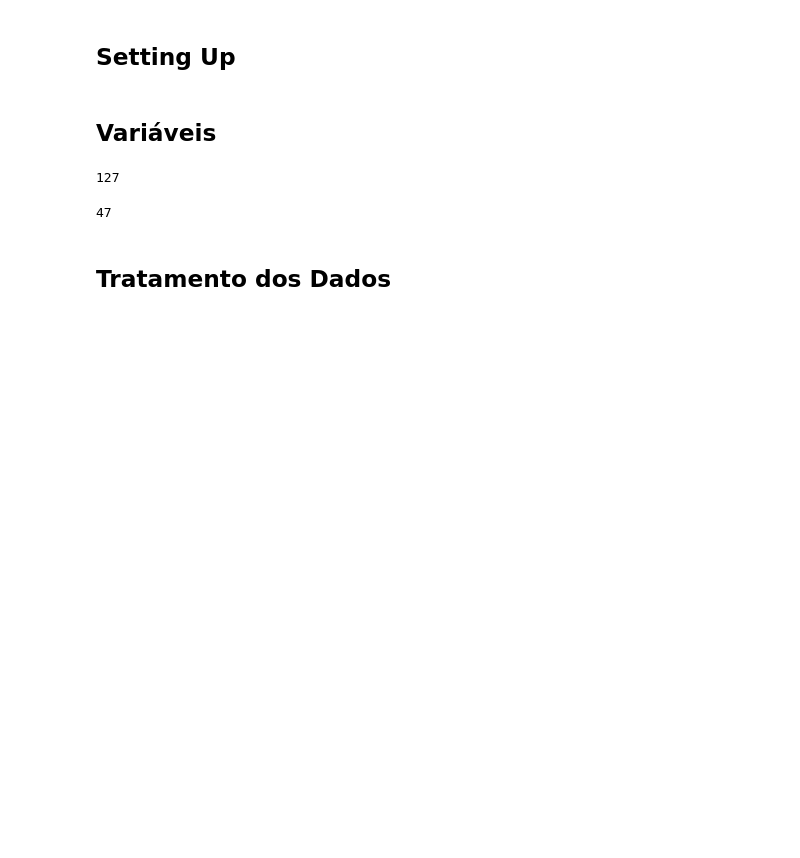
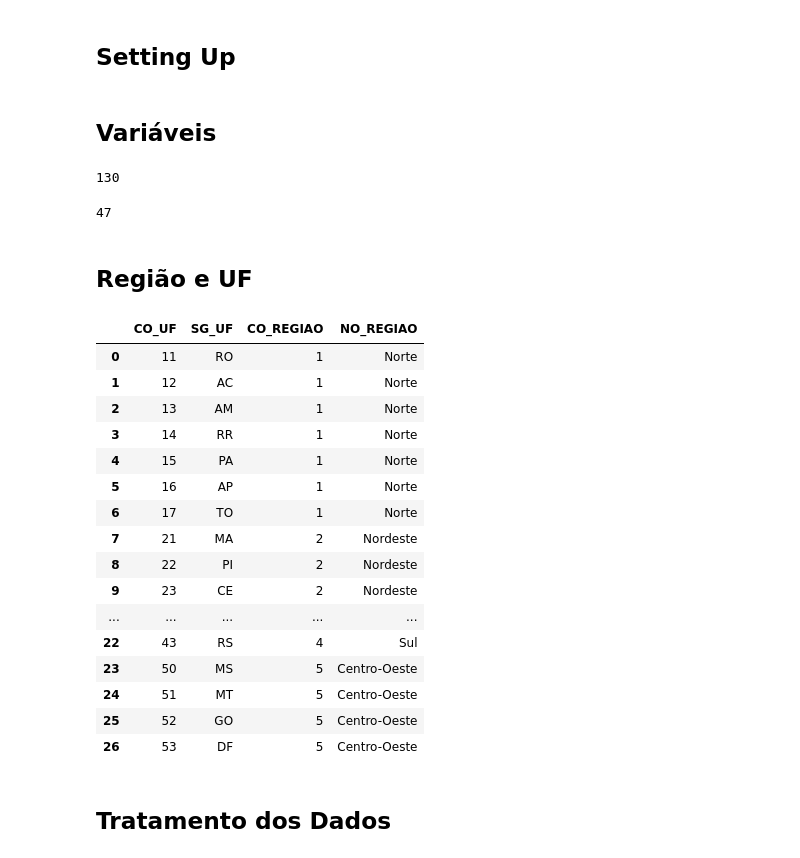
Before and after one commit to CinthiaNagahama/DCD_Rendimento_Escolar, a Jupyter notebook: explore.ipynb, the cells around one changed output. Drawn from its saved outputs; the diff is of its cells as text; code cells hidden in the pictures; blank space fills up the shorter version.

```diff
--- a/explore.ipynb
+++ b/explore.ipynb
@@ -162,12 +164,16 @@ cols = [
 'IN_MATERIAL_PED_BIL_SURDOS',
 'IN_MATERIAL_PED_NENHUM',
 
+'CO_REGIAO',
+'CO_UF',
+
+'IN_EAD', # Utilizar no modelo final
 'QT_MAT_BAS'
 ]
 
 len(cols)
 # %% [output]
-127
+130
 # %%
 cols_matriculas = [
 'QT_MAT_INF',
@@ -221,6 +227,30 @@ cols_matriculas = [
 len(cols_matriculas)
 # %% [output]
 47
+# %% [markdown]
+## Região e UF
+# %%
+df_localizacao = pd.read_csv('data\\dados\\microdados_ed_basica_2023.csv', sep=';', encoding='ANSI')
+df_localizacao = df_localizacao[['CO_UF', 'SG_UF', 'CO_REGIAO', 'NO_REGIAO']].groupby('CO_UF', as_index = False).max()
+df_localizacao
+# %% [output]
+|  | CO_UF | SG_UF | CO_REGIAO | NO_REGIAO |
+| 0 | 11 | RO | 1 | Norte |
+| 1 | 12 | AC | 1 | Norte |
+| 2 | 13 | AM | 1 | Norte |
+| 3 | 14 | RR | 1 | Norte |
+| 4 | 15 | PA | 1 | Norte |
+| 5 | 16 | AP | 1 | Norte |
+| 6 | 17 | TO | 1 | Norte |
+| 7 | 21 | MA | 2 | Nordeste |
+| 8 | 22 | PI | 2 | Nordeste |
+| 9 | 23 | CE | 2 | Nordeste |
+| ... | ... | ... | ... | ... |
+| 22 | 43 | RS | 4 | Sul |
+| 23 | 50 | MS | 5 | Centro-Oeste |
+| 24 | 51 | MT | 5 | Centro-Oeste |
+| 25 | 52 | GO | 5 | Centro-Oeste |
+| 26 | 53 | DF | 5 | Centro-Oeste |
 # %% [markdown]
 ## Tratamento dos Dados
 # %%
```
Also changed, not shown: parts of 61 cells of this notebook.
